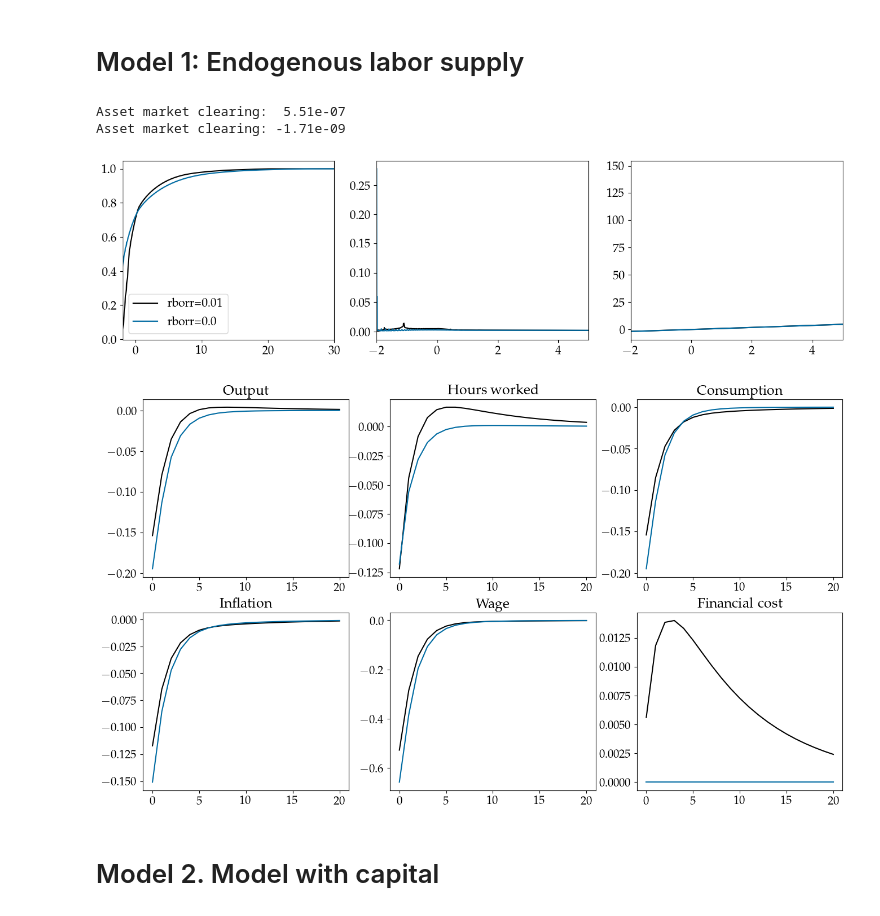
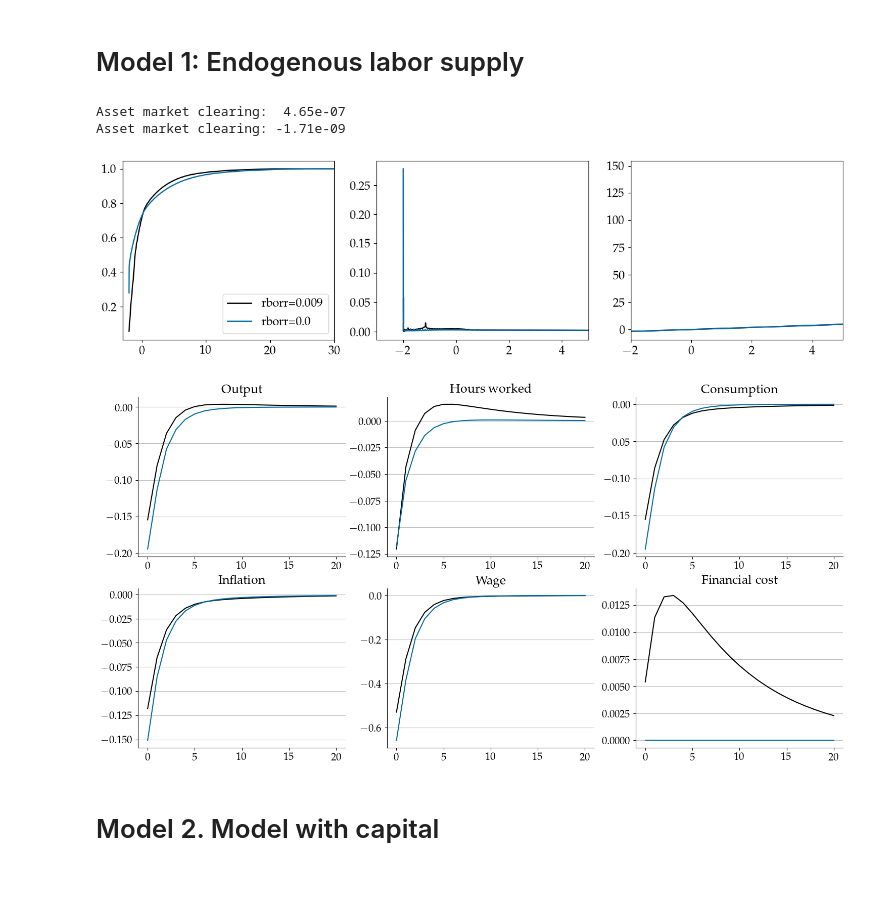
Before and after one commit to thom364e/sequence-jacobian, a Jupyter notebook: notebooks/simple_hank.ipynb, the cells around one changed output. Drawn from its saved outputs; the diff is of its cells as text; code cells hidden in the pictures; blank space fills up the shorter version.

```diff
--- a/notebooks/simple_hank.ipynb
+++ b/notebooks/simple_hank.ipynb
@@ -111,7 +111,7 @@ blocks_ss = [hh_ext, firm, monetary, fiscal, mkt_clearing, nkpc_ss]
 hank_ss = create_model(blocks_ss, name="One-Asset HANK SS")
 calibration = {'eis': 0.5, 'frisch': 0.5, 'rho_e': 0.966, 'sd_e': 0.5, 'nE': 7,
                'amin': -2.0, 'amax': 150, 'nA': 500, 'Y': 1.0, 'Z': 1.0, 'pi': 0.0,
-               'mu': 1.2, 'kappa': 0.1, 'rstar': 0.005, 'phi': 1.5, 'B': 0.1, 'rborr': 0.01}
+               'mu': 1.2, 'kappa': 0.1, 'rstar': 0.005, 'phi': 1.5, 'B': 0.1, 'rborr': 0.009}
 
 unknowns_ss = {'beta': 0.986, 'vphi': 0.8}
 targets_ss = {'asset_mkt': 0, 'labor_mkt': 0}
@@ -125,7 +125,7 @@ calibration2['rborr'] = 0.0 #calibration['rborr']/10
 ss1 = hank_ss.solve_steady_state(calibration2, unknowns_ss, targets_ss, solver="hybr")
 print(f"Asset market clearing: {ss1['goods_mkt']: 0.2e}")
 # %% [output]
-Asset market clearing:  5.51e-07
+Asset market clearing:  4.65e-07
 Asset market clearing: -1.71e-09
 # %%
 fig, ax = plt.subplots(1, 3, figsize=(16,4))
@@ -135,13 +135,13 @@ amargdist = np.sum(ss0.internals['hh']['D'], axis=0)
 amargdist1 = np.sum(ss1.internals['hh']['D'], axis=0)
 ax[0].plot(ss0.internals['hh']['a_grid'],np.cumsum(amargdist), label=f"rborr={calibration['rborr']}")
 ax[0].plot(ss1.internals['hh']['a_grid'],np.cumsum(amargdist1), label=f"rborr={calibration2['rborr']}")
-ax[0].set_xlim(-2, 30)
+ax[0].set_xlim(-3, 30)
 # ax[0].set_ylim(0, 0.4)
 ax[0].legend()
 
 ax[1].plot(ss0.internals['hh']['a_grid'], amargdist)
 ax[1].plot(ss1.internals['hh']['a_grid'], amargdist1)
-ax[1].set_xlim(-2, 5)
+ax[1].set_xlim(-3, 5)
 
 ax[2].plot(ss0.internals['hh']['a_grid'], ss0.internals['hh']['a'][1].T)
 ax[2].plot(ss1.internals['hh']['a_grid'], ss1.internals['hh']['a'][1].T)
@@ -149,7 +149,7 @@ ax[2].set_xlim(-2, 5)
 
 plt.show()
 # %% [output]
-[figure, old version]
+[figure, new version]
 # %%
 # setup
 T = 300
@@ -169,19 +169,23 @@ rstar_shock_path = {"rstar": sig_r * rho_r ** (np.arange(T))}
 td_nonlin = hank.solve_impulse_linear(ss, unknowns, targets, rstar_shock_path, verbose = False)
 td1_nonlin = hank.solve_impulse_linear(ss_no, unknowns, targets, rstar_shock_path, verbose = False)
 # %%
-fig, ax = plt.subplots(2, 3, figsize=(16,9))
+fig, ax = plt.subplots(2, 3, figsize=(18,9))
 ax = ax.flatten()
 
 var_name = {'Y': 'Output', 'N': 'Hours worked', 'C': 'Consumption',
             'pi': 'Inflation', 'w': 'Wage', 'FIN_COST': 'Financial cost'}
 var_plot = ['Y', 'N', 'C', 'pi', 'w', 'FIN_COST']
 
 for i, var in enumerate(var_plot):
     ax[i].plot(100*td_nonlin[var][:21])
     ax[i].plot(100*td1_nonlin[var][:21])
     ax[i].set_title(var_name[var])
+
+    ax[i].spines['top'].set_visible(False)
+    ax[i].spines['right'].set_visible(False)
+    ax[i].grid(True, axis='y', color='black', alpha=0.25, linestyle='-')
 # %% [output]
-[figure, old version]
+[figure, new version]
 # %% [markdown]
 # Model 2. Model with capital
 # %%
```
Also changed, not shown: 1 other file.
